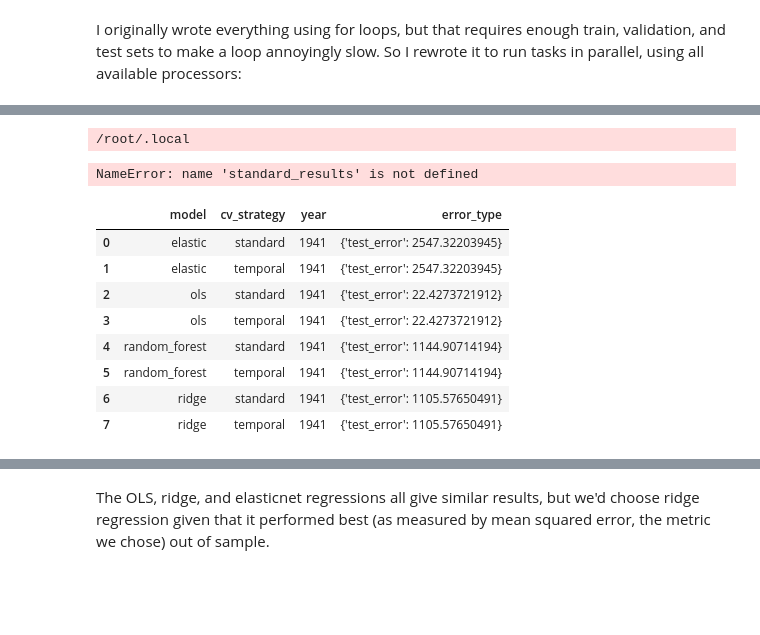
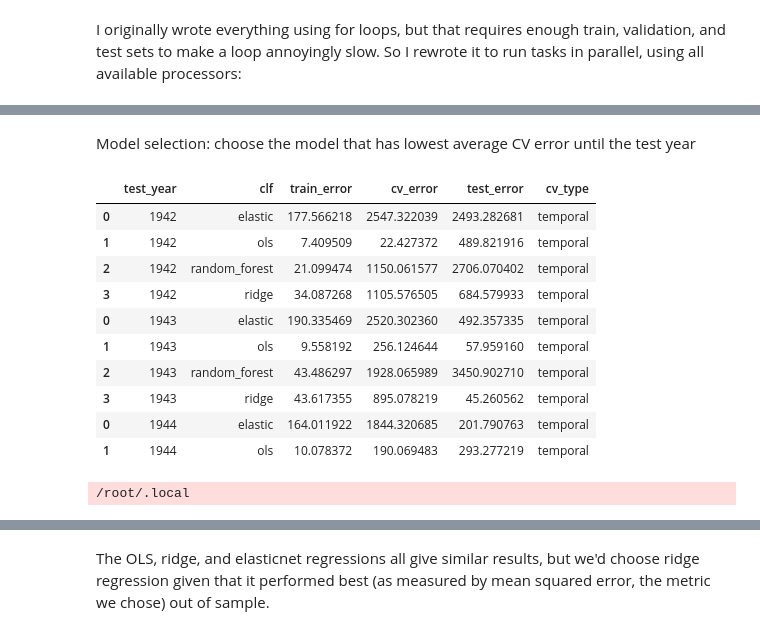
Before and after one commit to dssg/hitchhikers-guide, a Jupyter notebook: curriculum/3_modeling_and_machine_learning/machine-learning/predicting_GDP.ipynb, the cells around one changed output, grey strips where cells are left out. Saved outputs shown, nothing was run; the diff lists cells and outputs as text; code cells hidden in the pictures; blank space fills up the shorter version.

```diff
--- a/curriculum/3_modeling_and_machine_learning/machine-learning/predicting_GDP.ipynb
+++ b/curriculum/3_modeling_and_machine_learning/machine-learning/predicting_GDP.ipynb
@@ -161,11 +163,17 @@ def temporal_etl_fit_evaluate(year, model):
     # fit the models for testing
     clf = clfs[model]
     clf.fit(X_train, y_train)
+    train_error = metrics.mean_squared_error(y_train, clf.predict(X_train))
     out_of_sample_error = metrics.mean_squared_error(y_out_of_sample, clf.predict(X_out_of_sample))
-    return(year, model, out_of_sample_error)
+    return(year, model, train_error, out_of_sample_error)
 # %% [markdown]
 I originally wrote everything using for loops, but that requires enough train, validation, and test sets to make a loop annoyingly slow. So I rewrote it to run tasks in parallel, using all available processors:
 # %%
 pool = Pool()
 temporal_results = pool.starmap(temporal_etl_fit_evaluate, product(test_years, clfs))
 pool.close()
+# %%
+temporal_results_df = pd.DataFrame([x for x in temporal_results if x != None])
+temporal_results_df.columns = ['out_of_sample_year', 'clf', 'train_error', 'out_of_sample_error']
+temporal_results_df['cv_type'] = 'temporal'
+temporal_results_df.head()
@@ -172,3 +187,30 @@ pool.close()
+# %% [markdown]
+Model selection: choose the model that has lowest average CV error until the test year
+# %%
+temporal_cv_results = pd.DataFrame(columns=['test_year', 'clf', 'train_error', 'cv_error', 'test_error', 'cv_type'])
+# %%
+for year in range(1942,2018):
+    clf_cv_errors = temporal_results_df[temporal_results_df.out_of_sample_year < year].groupby('clf')[['train_error', 'out_of_sample_error']].mean()
+    clf_cv_errors['clf'] = clf_cv_errors.index
+    clf_cv_errors['test_year'] = year
+    clf_cv_errors_merged = clf_cv_errors.merge(temporal_results_df, how='left', left_on=['test_year','clf'], right_on=['out_of_sample_year','clf'])
+    clf_cv_errors_merged = clf_cv_errors_merged[['test_year', 'clf', 'train_error_y', 'out_of_sample_error_x', 'out_of_sample_error_y', 'cv_type']]
+    clf_cv_errors_merged.columns = ['test_year', 'clf', 'train_error', 'cv_error', 'test_error', 'cv_type']
+    temporal_cv_results = temporal_cv_results.append(clf_cv_errors_merged)
+# %%
+temporal_cv_results.head(n=10)
+# %% [output]
+|  | test_year | clf | train_error | cv_error | test_error | cv_type |
+| 0 | 1942 | elastic | 177.566218 | 2547.322039 | 2493.282681 | temporal |
+| 1 | 1942 | ols | 7.409509 | 22.427372 | 489.821916 | temporal |
+| 2 | 1942 | random_forest | 21.099474 | 1150.061577 | 2706.070402 | temporal |
+| 3 | 1942 | ridge | 34.087268 | 1105.576505 | 684.579933 | temporal |
+| 0 | 1943 | elastic | 190.335469 | 2520.302360 | 492.357335 | temporal |
+| 1 | 1943 | ols | 9.558192 | 256.124644 | 57.959160 | temporal |
+| 2 | 1943 | random_forest | 43.486297 | 1928.065989 | 3450.902710 | temporal |
+| 3 | 1943 | ridge | 43.617355 | 895.078219 | 45.260562 | temporal |
+| 0 | 1944 | elastic | 164.011922 | 1844.320685 | 201.790763 | temporal |
+| 1 | 1944 | ols | 10.078372 | 190.069483 | 293.277219 | temporal |
 # %%
 def standard_etl_fit_evaluate(test_year, validation_year, model):
 
@@ -203,19 +245,3 @@ standard_results = pool.starmap(standard_etl_fit_evaluate, product(test_years, v
 pool.close()
 # %% [output]
 /root/.local
-# %%
-standard_results.sort_values('year').head()
-# %% [output]
-NameError: name 'standard_results' is not defined
-# %%
-results
-# %% [output]
-|  | model | cv_strategy | year | error_type |
-| 0 | elastic | standard | 1941 | {'test_error': 2547.32203945} |
-| 1 | elastic | temporal | 1941 | {'test_error': 2547.32203945} |
-| 2 | ols | standard | 1941 | {'test_error': 22.4273721912} |
-| 3 | ols | temporal | 1941 | {'test_error': 22.4273721912} |
-| 4 | random_forest | standard | 1941 | {'test_error': 1144.90714194} |
-| 5 | random_forest | temporal | 1941 | {'test_error': 1144.90714194} |
-| 6 | ridge | standard | 1941 | {'test_error': 1105.57650491} |
-| 7 | ridge | temporal | 1941 | {'test_error': 1105.57650491} |
```
Also changed, not shown: parts of 10 cells of this notebook.
